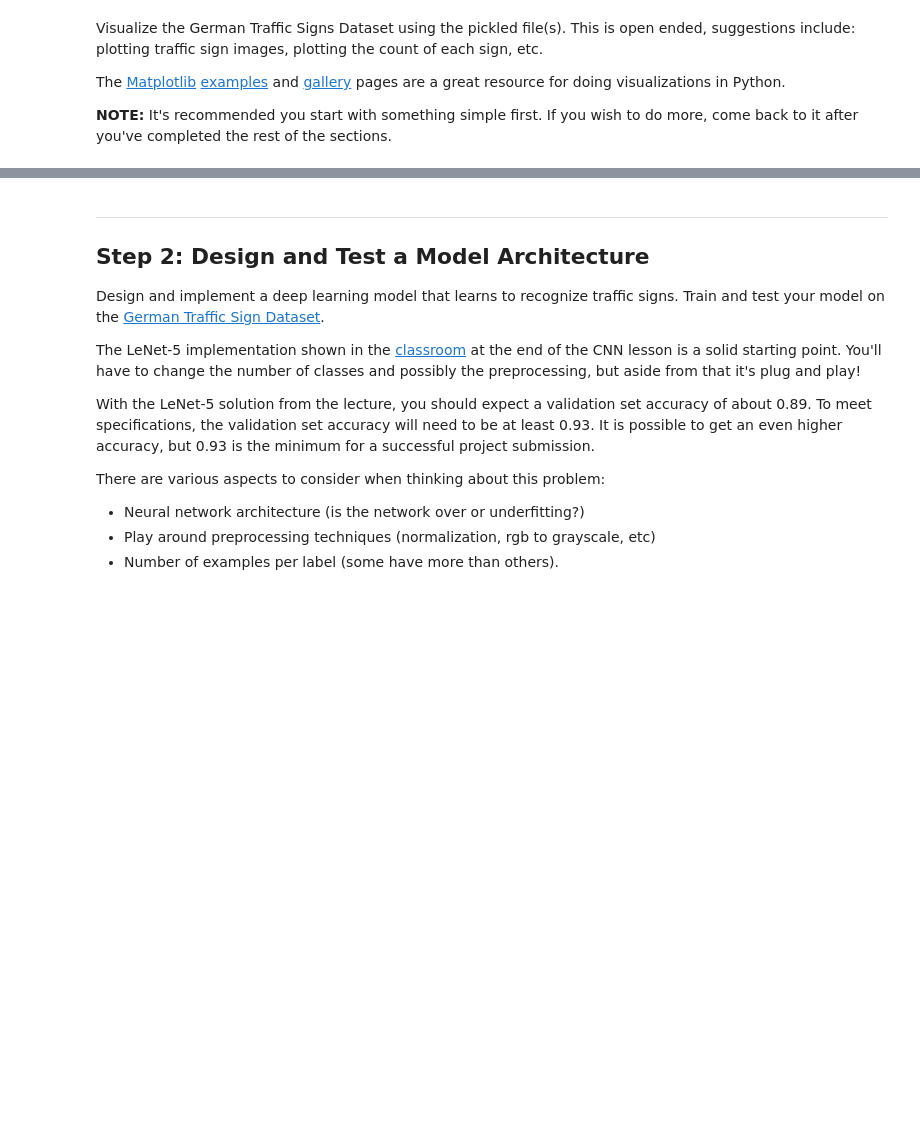
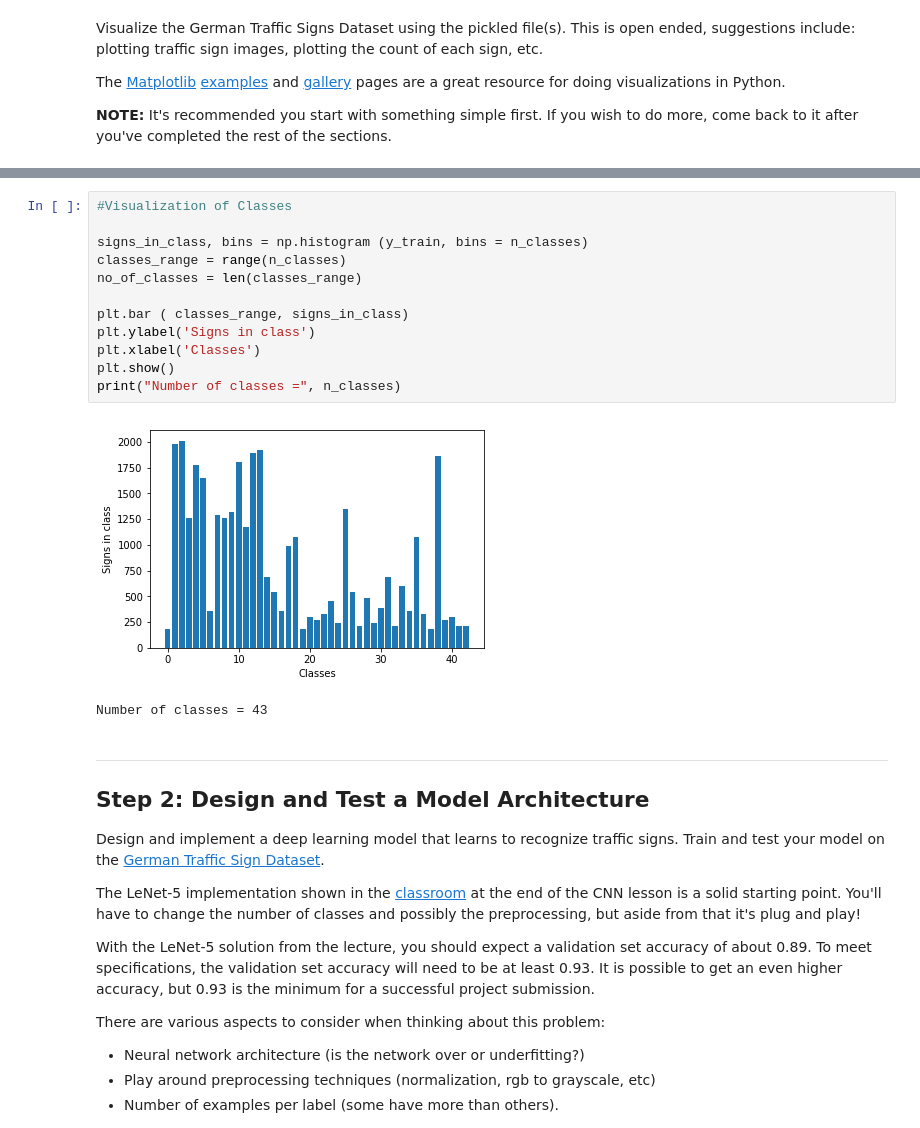
Before and after one commit to sameersg/P2-Traffic-Sign-Classifier-Project, a Jupyter notebook: Traffic_Sign_Classifier.ipynb, the cells around one changed output, grey strips where cells are left out. Drawn from its saved outputs; the diff is of its cells as text; blank space fills up the shorter version.

```diff
--- a/Traffic_Sign_Classifier.ipynb
+++ b/Traffic_Sign_Classifier.ipynb
@@ -116,3 +114,18 @@ for i in range(1, 5):
+# %%
+#Visualization of Classes
+
+signs_in_class, bins = np.histogram (y_train, bins = n_classes)
+classes_range = range(n_classes)
+no_of_classes = len(classes_range)
+
+plt.bar ( classes_range, signs_in_class)
+plt.ylabel('Signs in class')
+plt.xlabel('Classes')
+plt.show()
+print("Number of classes =", n_classes)
+# %% [output]
+[figure, added]
+Number of classes = 43
 # %% [markdown]
 ----
 
```
Also changed, not shown: parts of 13 cells of this notebook, 7 other files.
